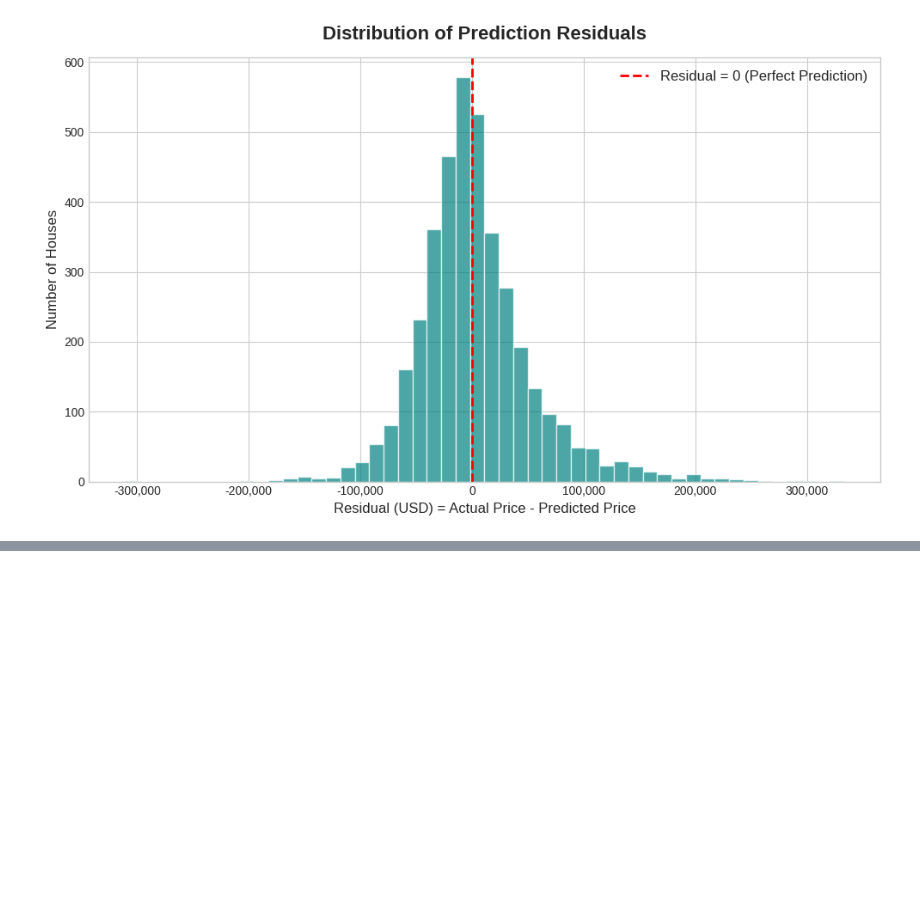
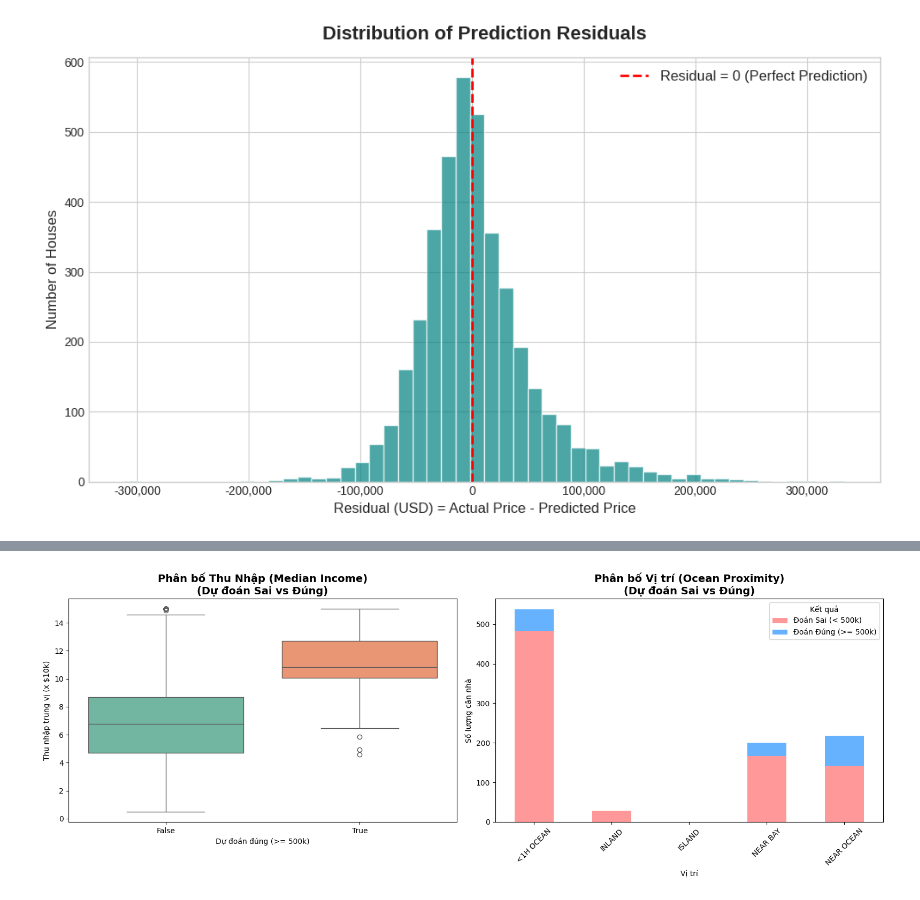
Before and after one commit to bush-le/mlp-california-housing-price-prediction, a Jupyter notebook: notebooks/04_model_evaluation.ipynb, the cells around one changed output, grey strips where cells are left out. Cells and saved outputs as stored; diff of their text form; code cells hidden in the pictures; blank space fills up the shorter version.

```diff
--- a/notebooks/04_model_evaluation.ipynb
+++ b/notebooks/04_model_evaluation.ipynb
@@ -788,0 +1040,31 @@ Computing permutation feature importance...
+# %%
+# 6. Phân tích đặc trưng các outlier dự đoán đúng vs sai (>= 500k)
+df_capped['predicted_price'] = y_capped_pred
+df_capped['is_correctly_predicted'] = df_capped['predicted_price'] >= CAP_THRESHOLD_USD
+
+plt.figure(figsize=(16, 6))
+
+# Biểu đồ 1: Boxplot Median Income
+plt.subplot(1, 2, 1)
+sns.boxplot(x='is_correctly_predicted', y='median_income', hue='is_correctly_predicted', data=df_capped, palette='Set2', legend=False)
+plt.title('Phân bố Thu Nhập (Median Income)\n(Dự đoán Sai vs Đúng)', fontsize=14, fontweight='bold')
+plt.xlabel('Dự đoán đúng (>= 500k)')
+plt.ylabel('Thu nhập trung vị (x $10k)')
+
+# Biểu đồ 2: Barplot Ocean Proximity
+plt.subplot(1, 2, 2)
+proximity_cols = [c for c in df_capped.columns if 'ocean_proximity' in c]
+prox_data = df_capped.groupby('is_correctly_predicted')[proximity_cols].sum().T
+# Đổi tên cột cho đẹp
+prox_data.index = [c.replace('ocean_proximity_', '') for c in prox_data.index]
+prox_data.plot(kind='bar', stacked=True, ax=plt.gca(), color=['#FF9999', '#66B2FF'])
+plt.title('Phân bố Vị trí (Ocean Proximity)\n(Dự đoán Sai vs Đúng)', fontsize=14, fontweight='bold')
+plt.xlabel('Vị trí')
+plt.ylabel('Số lượng căn nhà')
+plt.legend(['Đoán Sai (< 500k)', 'Đoán Đúng (>= 500k)'], title='Kết quả')
+plt.xticks(rotation=45)
+
+plt.tight_layout()
+plt.show()
+# %% [output]
+[figure, added]
```
Also changed, not shown: parts of 8 cells of this notebook, 1 other file.
